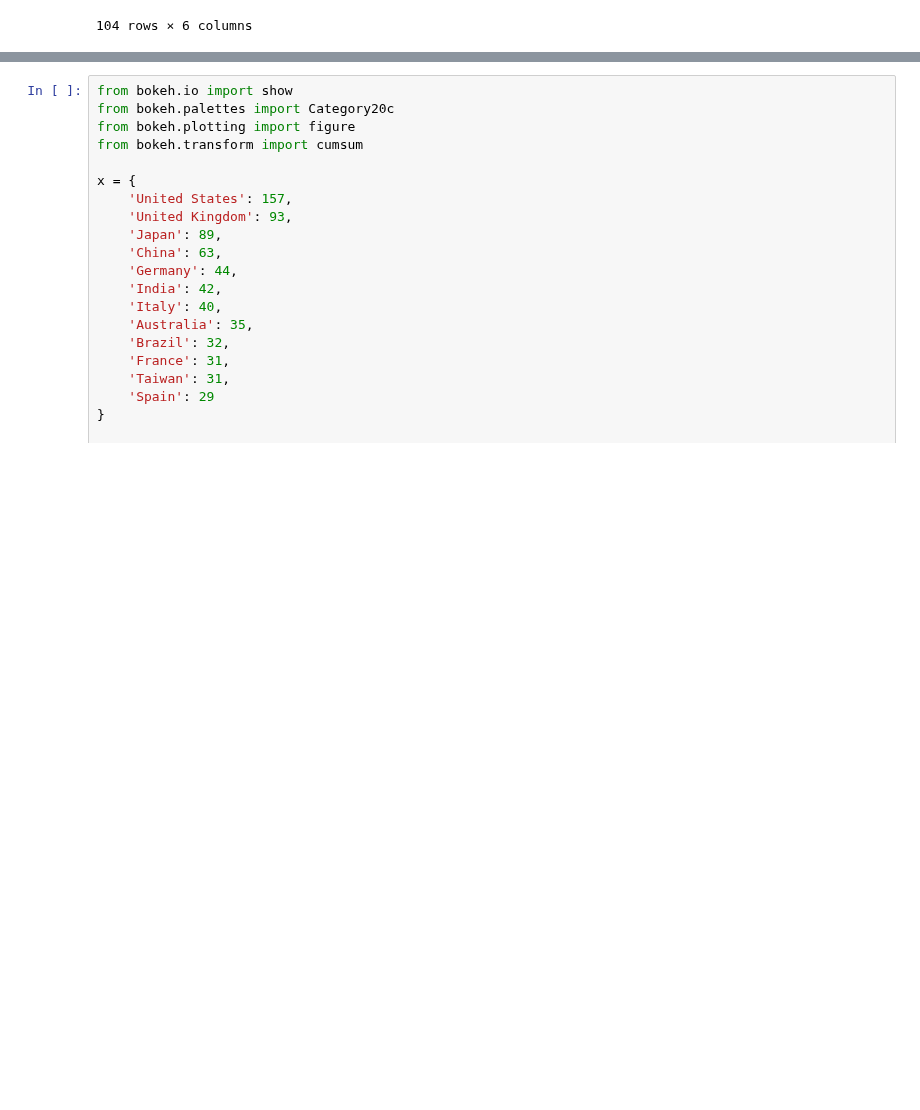
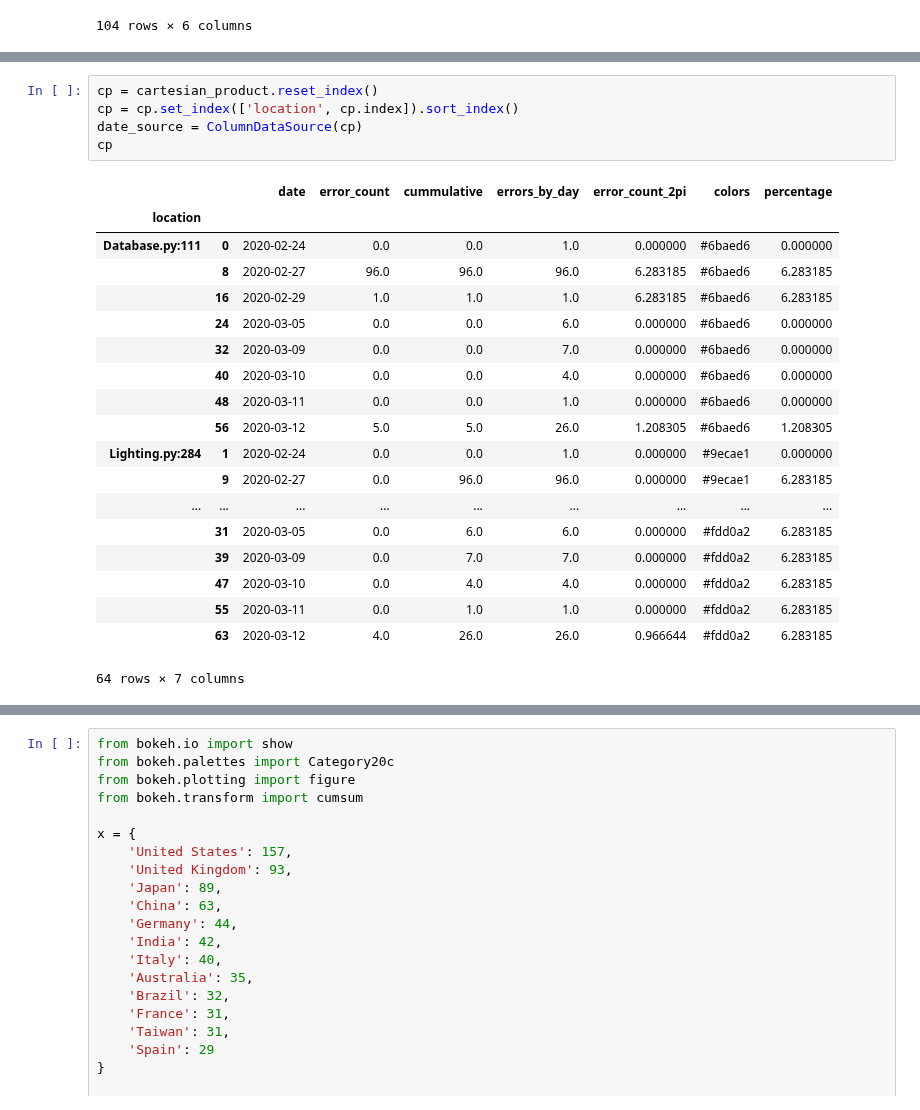
Before and after one commit to whuss/dashboard_react, a Jupyter notebook: error_heatmap.ipynb, the cells around one changed output, grey strips where cells are left out. Saved outputs shown, nothing was run; the diff lists cells and outputs as text; blank space fills up the shorter version.

```diff
--- a/error_heatmap.ipynb
+++ b/error_heatmap.ipynb
@@ -276 +331,26 @@ data_source = ColumnDataSource(cartesian_product.loc['2020-03-12'])
+# %%
+cp = cartesian_product.reset_index()
+cp = cp.set_index(['location', cp.index]).sort_index()
+date_source = ColumnDataSource(cp)
+cp
+# %% [output]
+|  |  | date | error_count | cummulative | errors_by_day | error_count_2pi | colors | percentage |
+| location |  |  |  |  |  |  |  |  |
+| Database.py:111 | 0 | 2020-02-24 | 0.0 | 0.0 | 1.0 | 0.000000 | #6baed6 | 0.000000 |
+|  | 8 | 2020-02-27 | 96.0 | 96.0 | 96.0 | 6.283185 | #6baed6 | 6.283185 |
+|  | 16 | 2020-02-29 | 1.0 | 1.0 | 1.0 | 6.283185 | #6baed6 | 6.283185 |
+|  | 24 | 2020-03-05 | 0.0 | 0.0 | 6.0 | 0.000000 | #6baed6 | 0.000000 |
+|  | 32 | 2020-03-09 | 0.0 | 0.0 | 7.0 | 0.000000 | #6baed6 | 0.000000 |
+|  | 40 | 2020-03-10 | 0.0 | 0.0 | 4.0 | 0.000000 | #6baed6 | 0.000000 |
+|  | 48 | 2020-03-11 | 0.0 | 0.0 | 1.0 | 0.000000 | #6baed6 | 0.000000 |
+|  | 56 | 2020-03-12 | 5.0 | 5.0 | 26.0 | 1.208305 | #6baed6 | 1.208305 |
+| Lighting.py:284 | 1 | 2020-02-24 | 0.0 | 0.0 | 1.0 | 0.000000 | #9ecae1 | 0.000000 |
+|  | 9 | 2020-02-27 | 0.0 | 96.0 | 96.0 | 0.000000 | #9ecae1 | 6.283185 |
+| ... | ... | ... | ... | ... | ... | ... | ... | ... |
+|  | 31 | 2020-03-05 | 0.0 | 6.0 | 6.0 | 0.000000 | #fdd0a2 | 6.283185 |
+|  | 39 | 2020-03-09 | 0.0 | 7.0 | 7.0 | 0.000000 | #fdd0a2 | 6.283185 |
+|  | 47 | 2020-03-10 | 0.0 | 4.0 | 4.0 | 0.000000 | #fdd0a2 | 6.283185 |
+|  | 55 | 2020-03-11 | 0.0 | 1.0 | 1.0 | 0.000000 | #fdd0a2 | 6.283185 |
+|  | 63 | 2020-03-12 | 4.0 | 26.0 | 26.0 | 0.966644 | #fdd0a2 | 6.283185 |
+64 rows × 7 columns
 # %%
```
Also changed, not shown: parts of 10 cells of this notebook.
